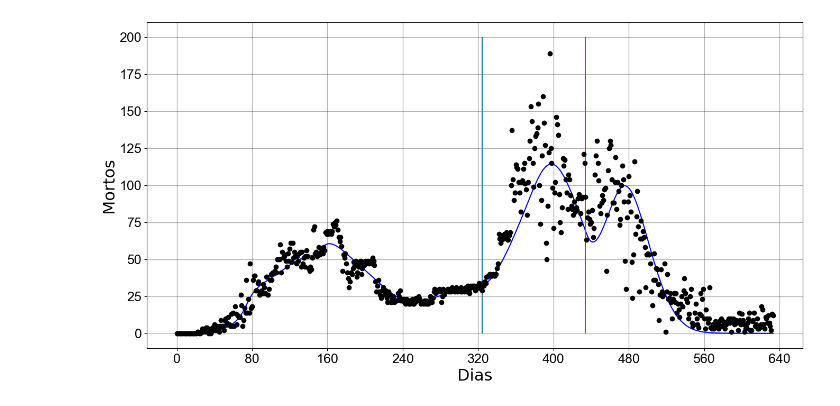
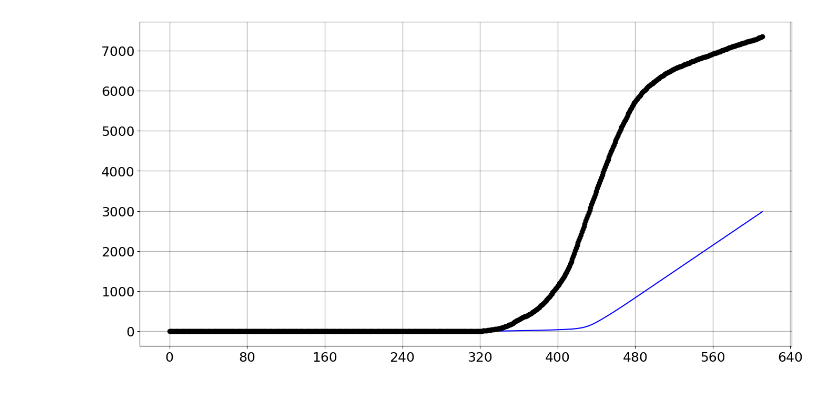
Before and after one commit to filipe7788/SEIHURD, a Jupyter notebook: fitting/estudo_de_vacinas/seiihurd_AON.ipynb, the cells around one changed output. Drawn from its saved outputs; the diff is of its cells as text; code cells hidden in the pictures.

```diff
--- a/fitting/estudo_de_vacinas/seiihurd_AON.ipynb
+++ b/fitting/estudo_de_vacinas/seiihurd_AON.ipynb
@@ -44,6 +42,6 @@ for i in datas[:302]:
 # %%
 # Limpando dados de vacinados
-vacinados_dados_aux =  np.copy(vacinados_dados)
+vacinados_dados_aux =  np.copy(np.diff(dados_vacinados_acumulados))
 # Diffs menores que 0 serão substituidos pela repetição do valor anterior, tornando todo valor igual ou maior que o anterior
 for i in range(1,len(vacinados_dados_aux)):
     diff = vacinados_dados_aux[i] - vacinados_dados_aux[i-1]
@@ -215,7 +233,7 @@ Sv0         = 0
 Nw0         = 0
 NwV0        = 0
 
-condicoes_iniciais = [S0,E0,V0, Sv0, Ev0, Ia0, Is0, Iav0, Isv0, H0, HV0, U0, UV0, R0, Rv0, D0, Nw0, NwV0]
+condicoes_iniciais = [S0,E0,V0, Sv0, Ev0, Ia0, Is0, Iav0, Isv0, H0, HV0, U0, UV0, R0, Rv0, D0, Nw0, NwV0, 0, 0, 0]
 # %%
 # Best Fit
 def Best_Fit(data,n_tries, ts0, q0):
@@ -284,15 +278,15 @@ while i < len(mortos_dados) - window_size + 1:
 # %%
 #Run the minimizer
 
-n_tries=500  #Quanto maior mais certeza do resultado. Colocar em 100 para roda com mais certeza (Ou até maiws se for necessário)
+n_tries=50  #Quanto maior mais certeza do resultado. Colocar em 100 para roda com mais certeza (Ou até maiws se for necessário)
 ts0 =  np.arange(len(novos_vacinados)-1)
 
 
-# best_pop=Best_Fit(np.diff(moving_averages), n_tries, ts0, condicoes_iniciais)
-# b0, b1, t0, t1 = best_pop
-# parode = [b0, b1, t0, t1]
+best_pop=Best_Fit(np.diff(dados_mortes), n_tries, ts0, condicoes_iniciais)
+b0, b1, t0, t1 = best_pop
+parode = [b0, b1, t0, t1]
 # t0,t1 = 317.72001799, 435.15640895
-parode = [1.57052078,   2.85820568, 324.07517388, 434.0124978]
+# parode = [1.57052078,   2.85820568, 324.07517388, 434.0124978]
 
 
 # TEMPO FOI OTIMIZADO TAMBÉM
@@ -304,43 +477,39 @@ qs = qs.y
 # %%
 # plotando mortes
 ts0 =  np.arange(len(novos_vacinados)-1)
 
-qi = qs[-3,:] #mortes acumulados
+qi = qs[-2,:] #mortes acumulados
 
+    # mortos_modelo           = np.diff(qs[-6,:]*N)
+    # casos_modelo            = np.diff(qs[-5,:]*N)
+    # casos_vacinados_modelo   = np.diff(qs[-1,:]*N)
+    # hosp_modelo             = np.diff(qs[-3,:]*N)
+    # hospVac_modelo          = np.diff(qs[-2,:]*N)
 #Criando plot
 fig, ax = plt.subplots(figsize=(16,8))
 
 #Desenhando grid no plot
 ax.grid(which='major', axis='both', color='black',linewidth=1.,alpha=0.3)
 ax.autoscale()
 
-x_para_escala = np.arange(0, len(datas)-1, 1)
+x_para_escala = np.arange(0, len(dados_datas)-2, 1)
 
-ax.scatter(x_para_escala,  np.diff(mortos_dados)[:len(datas)], color='black',zorder=3,label='Reported data')
+ax.scatter(x_para_escala,  (dados_hospitalizados_vacinados)[:len(dados_datas)-2], color='black',zorder=3,label='Reported data')
 #Plot the fitted function as a line.
-ax.plot(x_para_escala, np.diff(N*qi)[:len(datas)],color='blue',label='Fitted function')
+ax.plot(x_para_escala, np.cumsum(N*qi)[:len(dados_datas)],color='blue',label='Fitted function')
 #Set the labels
-ax.set_ylabel('Mortos',fontsize=22)
-ax.set_xlabel('Dias', fontsize=22)
+# ax.set_ylabel('Mortos',fontsize=22)
+# ax.set_xlabel('Dias', fontsize=22)
 
-plt.vlines([324.07517388, 434.0124978], ymin=0, ymax=200)
-#Set the title
 #The size of the numbers on the axixis
 ax.tick_params(labelsize=18)
 
 #Limiting the ammount of dates on the X axixs
 ax.xaxis.set_major_locator(plt.MaxNLocator(10))
 #Rotating the dates for better visualization
 # plt.setp(ax.get_xticklabels(), rotation=30)
 
-
-#Setting the font of the numbers on the axixis as ARIAL
-for tick in ax.get_xticklabels():
-    tick.set_fontname("Arial")
-for tick in ax.get_yticklabels():
-    tick.set_fontname("Arial")
-
 #Show Graph
 plt.show()
 # %% [output]
-[figure, old version]
+[figure, new version]
```
Also changed, not shown: parts of 12 cells of this notebook, 15 other files.
